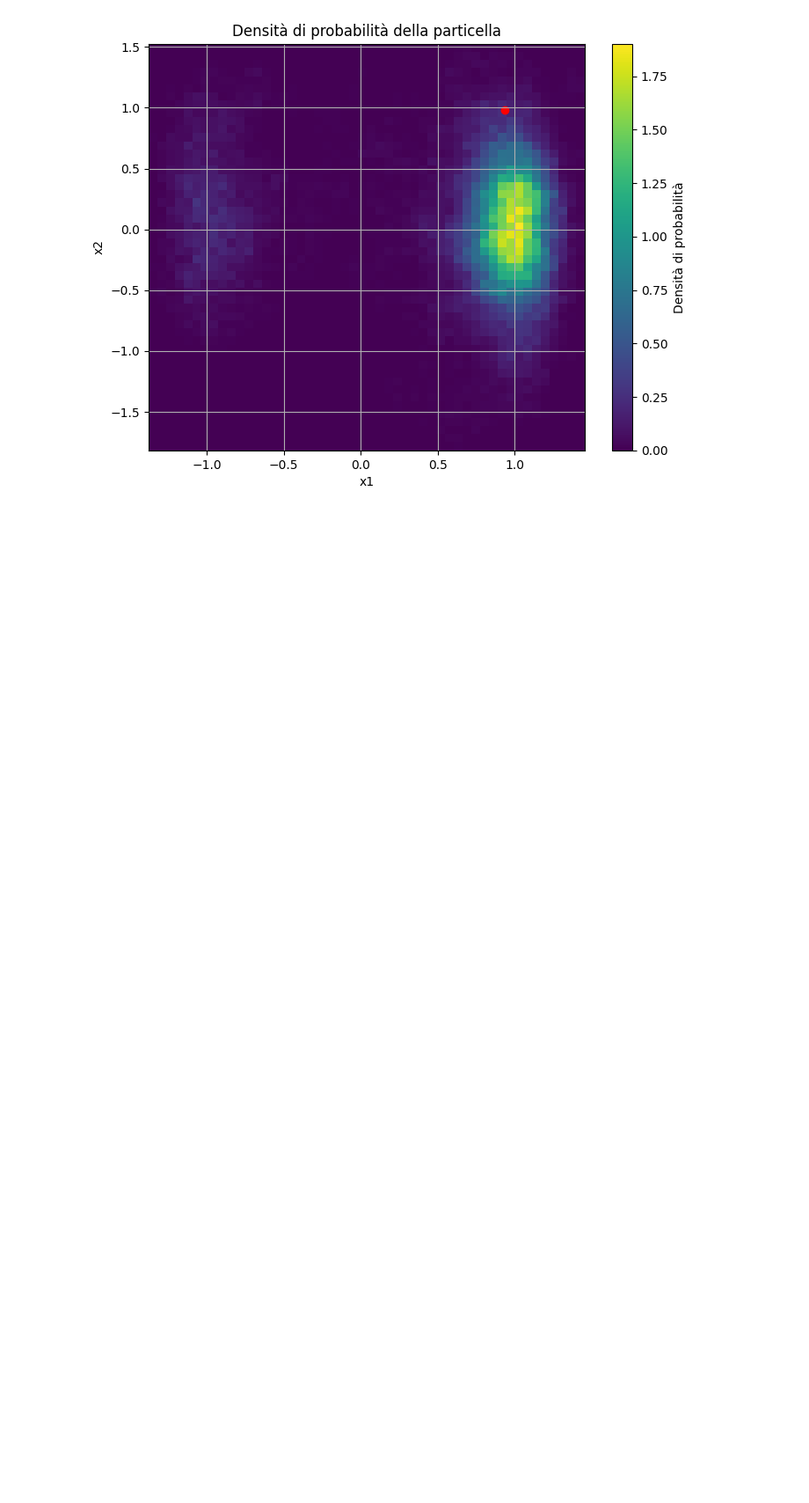
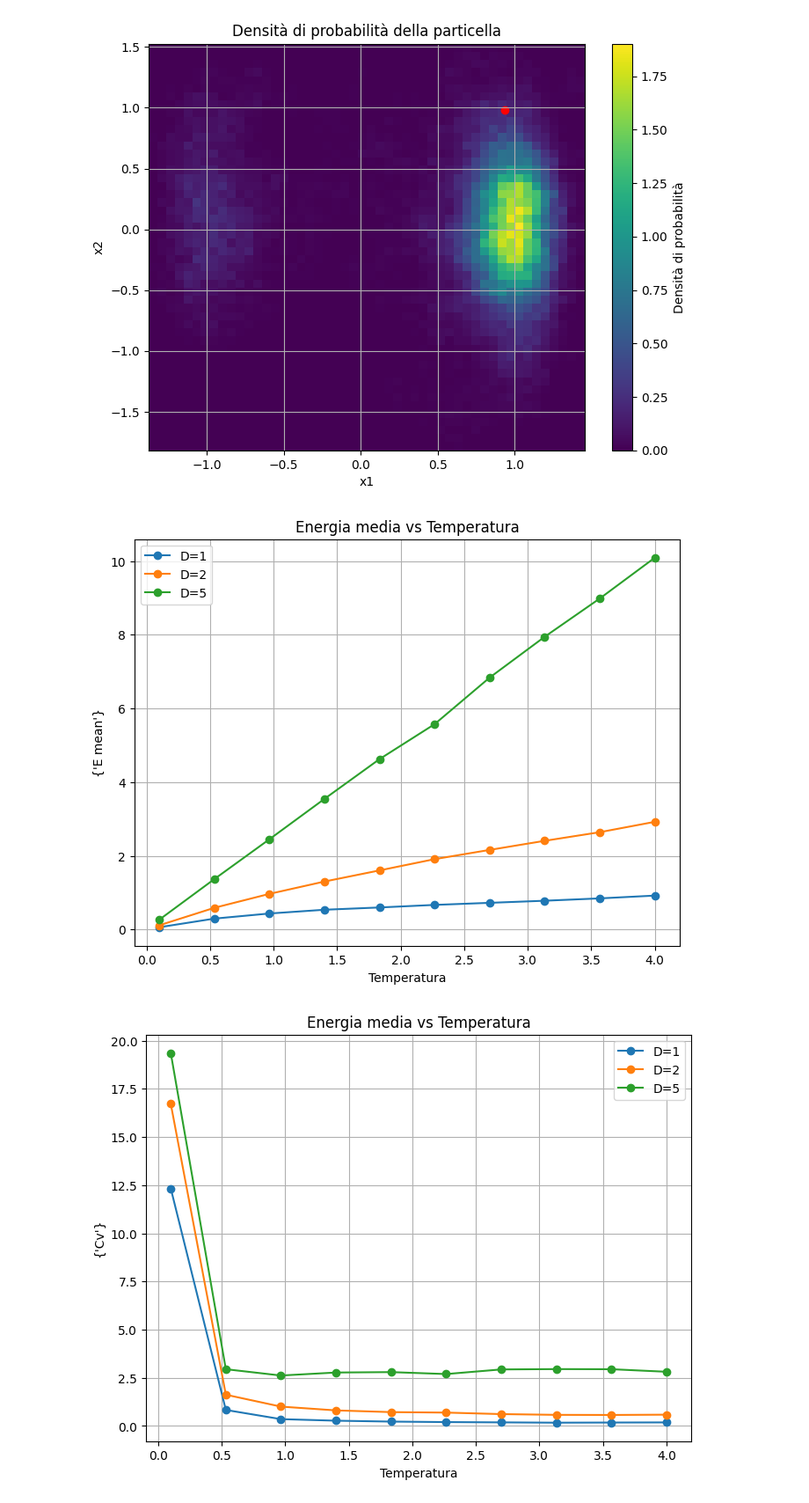
Before and after one commit to rpivi/JAX_Miscellany, a Jupyter notebook: JAX_Metropolis.ipynb, the cells around one changed output. Shown at 88% size. Cells and saved outputs as stored; diff of their text form; code cells hidden in the pictures; blank space fills up the shorter version.

Commit message:
observables: mean Energy, Cv. Thermalization

```diff
--- a/JAX_Metropolis.ipynb
+++ b/JAX_Metropolis.ipynb
@@ -55,13 +55,15 @@ def metropolis_step(x, key, T, step_size=0.1):
     return x_new, key, accept
 # %%
 #funzione per eseguire la simulazione
-@functools.partial(jax.jit, static_argnums=(1, 2, 3, 4, 5))
+@functools.partial(jax.jit, static_argnums=(1, 3, 5))
 def run_simulation(key, D, T, n_steps, step_size=0.1, initial_config="random"):
     x, key = generate_config(key, D)
     if initial_config == "zeros":
         x = jnp.zeros(D)
     if initial_config == "ones":
         x = jnp.ones(D)
+    if initial_config == "-ones":
+        x = jnp.ones(D) *(-1)
 
     def body(carry, _):
         x, key, acc = carry
@@ -109,3 +111,15 @@ plt.grid()
 plt.show()
 # %% [output]
 [figure]
+# %%
+#osservabili di interesse a fissata D: Energia media(T), Cv(T), tempo di correlazione(T)
+def mean_energy(trajectory):
+    energies = jax.vmap(V)(trajectory)
+    return jnp.mean(energies)
+
+def heat_capacity(trajectory, T):
+    energies = jax.vmap(V)(trajectory)
+    mean_E = jnp.mean(energies)
+    mean_E2 = jnp.mean(energies**2)
+    Cv = (mean_E2 - mean_E**2) / (T**2)
+    return Cv
@@ -111,0 +154,24 @@ plt.show()
+# %%
+def plot_obs__D_T(results, dimensions, observable="E_mean"):
+    plt.figure(figsize=(8,6))
+
+    for D in dimensions:
+        plt.plot(
+            results[D]["T"],
+            results[D][observable],
+            marker='o',
+            label=f"D={D}"
+        )
+
+    plt.xlabel("Temperatura")
+    plt.ylabel({observable.replace('_', ' ').capitalize()})
+    plt.title("Energia media vs Temperatura")
+    plt.legend()
+    plt.grid()
+    plt.show()
+
+plot_obs__D_T(results, dimensions, "E_mean")
+plot_obs__D_T(results, dimensions, "Cv")
+# %% [output]
+[figure, added]
+[figure, added]
```
Also changed, not shown: parts of 3 cells of this notebook.
